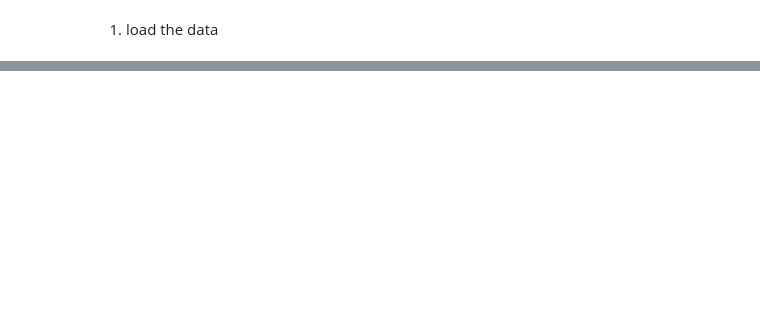
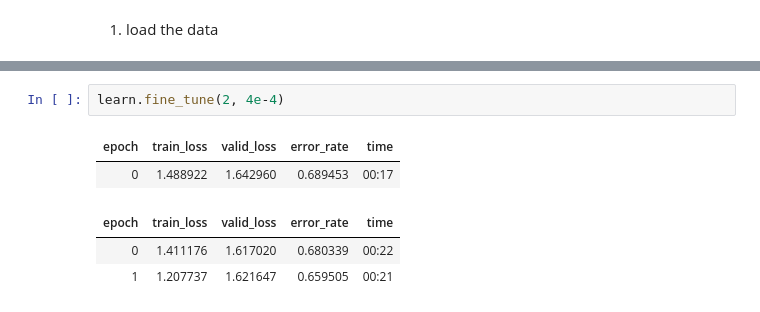
Before and after one commit to julehalim/ComputerVisionFinal, a Jupyter notebook: simplest_transfer.ipynb, the cells around one changed output, grey strips where cells are left out. Drawn from its saved outputs; the diff is of its cells as text; blank space fills up the shorter version.

```diff
--- a/simplest_transfer.ipynb
+++ b/simplest_transfer.ipynb
@@ -114,0 +160,8 @@ learn.show_results()
+# %%
+learn.fine_tune(2, 4e-4)
+# %% [output]
+| epoch | train_loss | valid_loss | error_rate | time |
+| 0 | 1.488922 | 1.642960 | 0.689453 | 00:17 |
+| epoch | train_loss | valid_loss | error_rate | time |
+| 0 | 1.411176 | 1.617020 | 0.680339 | 00:22 |
+| 1 | 1.207737 | 1.621647 | 0.659505 | 00:21 |
```
Also changed, not shown: parts of 17 cells of this notebook, 1 other file.
